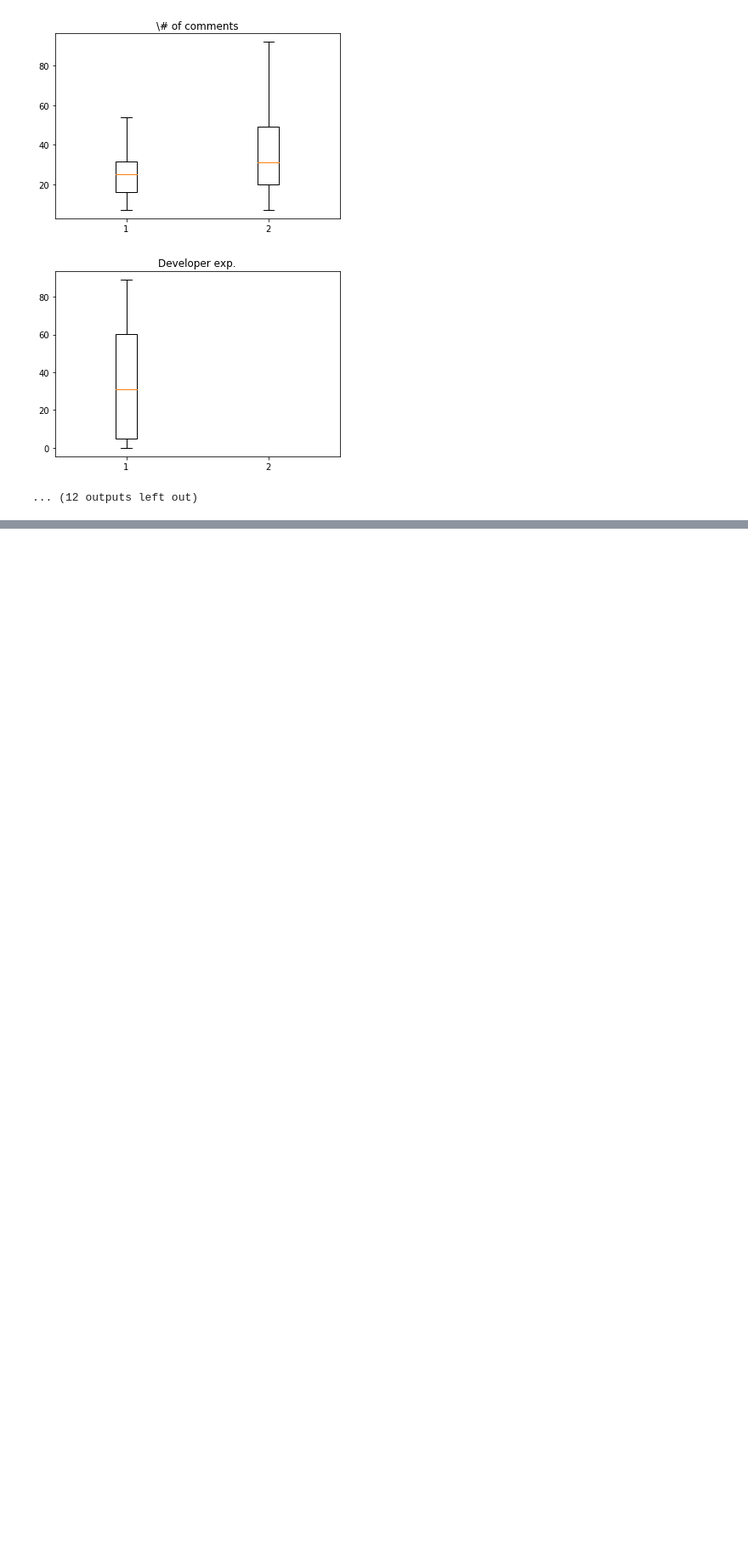
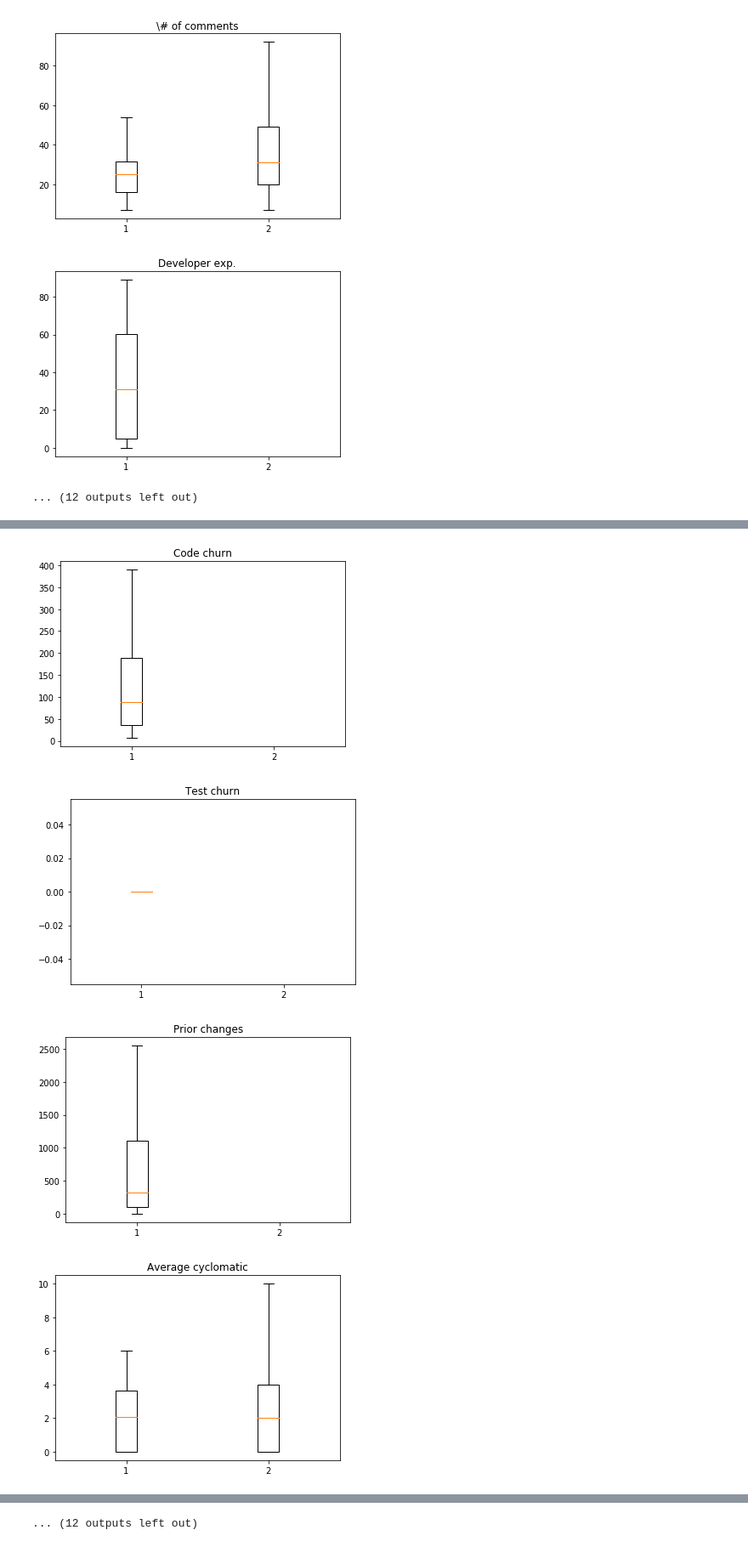
Before and after one commit to marco-c/uplift-analysis, a Jupyter notebook: manual_classification/sample_analyses.ipynb, the cells around one changed output, grey strips where cells are left out. Shown at 85% size. Saved outputs shown, nothing was run; the diff lists cells and outputs as text; code cells hidden in the pictures; blank space fills up the shorter version.

```diff
--- a/manual_classification/sample_analyses.ipynb
+++ b/manual_classification/sample_analyses.ipynb
@@ -118,0 +135,26 @@ print ('\n\n')
+# %%
+def partiallyFixed(filename):
+    partially_fixed_bugs = set()
+    with open('reoccurrence/%s' %filename) as f:
+        reader = csv.reader(f)
+        for row in reader:
+            if 'partially fixed' in row[-2]:
+                partially_fixed_bugs.add(int(row[0]))
+    return partially_fixed_bugs
+# %%
+partially_fixed_bugs = partiallyFixed('additionally_uplifted_with_channels.csv')
+partially_fixed_bugs |= partiallyFixed('bm25_opened_after_with_channels.csv')
+partially_fixed_bugs |= partiallyFixed('bm25_resolved_after_with_channels.csv')
+partially_fixed_bugs |= partiallyFixed('cloned_with_channels.csv')
+partially_fixed_bugs |= partiallyFixed('reopened_with_channels.csv')
+# %%
+df_sub1 = df[df['bug_id'].isin(partially_fixed_bugs)]
+df_sub2 = df[~df['bug_id'].isin(partially_fixed_bugs)]
+
+
+outputResults(df_sub1, df_sub2, 'partially fixed')
+# %% [output]
+[figure, added]
+[figure, added]
+[figure, added]
+[figure, added]
@@ -118,0 +169 @@ print ('\n\n')
+... (12 outputs left out)
```
Also changed, not shown: parts of 5 cells of this notebook.
